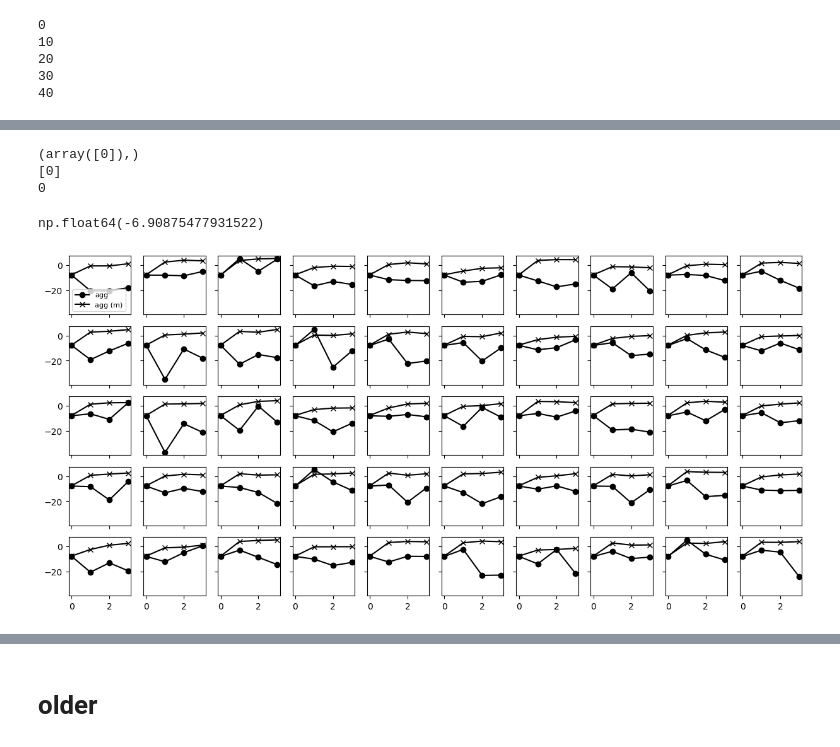
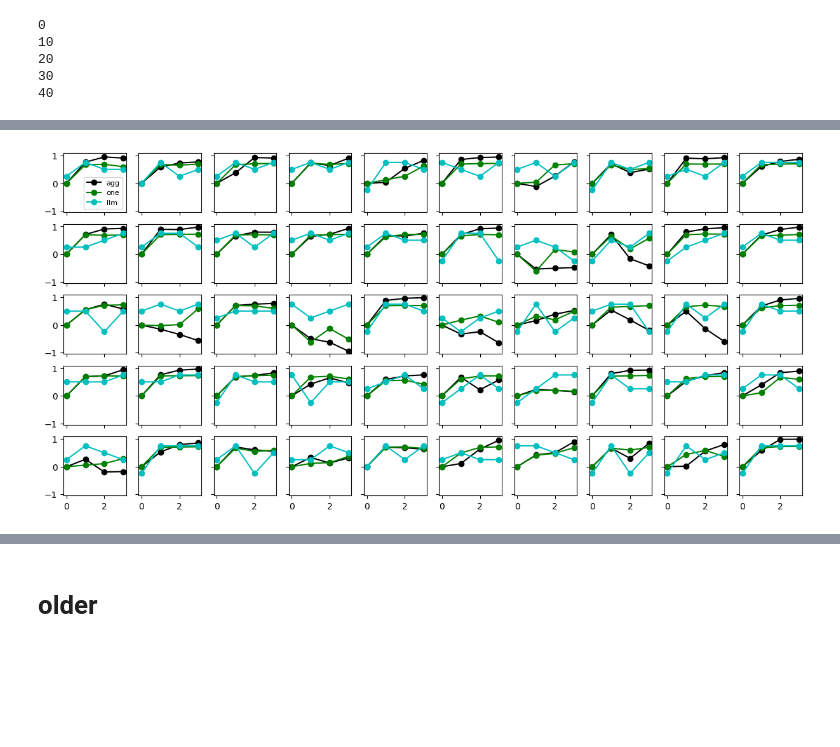
Before and after one commit to stmorse/scope2, a Jupyter notebook: notebooks/rewards.ipynb, the cells around one changed output, grey strips where cells are left out. Cells and saved outputs as stored; diff of their text form; code cells hidden in the pictures; blank space fills up the shorter version.

```diff
--- a/notebooks/rewards.ipynb
+++ b/notebooks/rewards.ipynb
@@ -372,0 +372,13 @@ np.float64(1.0986122886681098)
+# %%
+xs = np.linspace(-40, 40, 100)
+
+taus = [1000, 100, 10, 1]
+colors = plt.cm.Blues(np.linspace(0,1, len(taus)))
+
+for i in range(len(taus)):
+    plt.plot(xs, np.tanh(xs / taus[i]), color=colors[i], linestyle='-', label=taus[i])
+
+plt.xlabel("L")
+plt.ylabel("$\\tanh(L/\\tau)$")
+plt.legend()
+plt.show()
@@ -384,14 +409,0 @@ def get_ell(scores, use_lse=False):
-# %%
-vs = np.linspace(-1,1,100)
-vs_ = (vs + 1) / 2
-
-fig, ax = plt.subplots(1,1, figsize=(8,5))
-
-colors = plt.cm.Blues(np.linspace(0,1,4))
-
-for i,eps in enumerate([0.1, 0.01, 0.001, 0.0001]):
-    ls = logit(vs_, eps=eps)
-    ax.plot(vs, ls, color=colors[i], linestyle='-', label=eps)
-
-ax.legend()
-plt.show()
@@ -400,35 +410,19 @@ plt.show()
-# %%
-lab = np.array([0])
-ix = np.where(lab == 0)
-print(ix)
-print(ix[0])
-print(ix[0][0])
-# %% [output]
-(array([0]),)
-[0]
-0
-# %%
-logit(rscale(1))
-# %% [output]
-np.float64(-6.90875477931522)
 # %%
 fig, axs = plt.subplots(5,10, figsize=(15,7), sharex=True, sharey=True)
 
+cez = convert_entail(l0 + ez, use_lse=False, tau=10)
+cfz = convert_entail(l0 + fz, use_lse=False, tau=10)
+crz = convert_interview(rz)
+
 for i, ax in enumerate(axs.ravel()):
-    ax.plot(range(4), l0 + get_ell(e_scores[i], use_lse=True), 'ko-', label="agg")
-    ax.plot(range(4), l0 + get_ell(h_scores[i], use_lse=True), 'kx-', label="agg (m)")
-
-    # ax.plot(range(4), l0 + get_ell(f_scores[i]), 'go-', label="full")
-    # ax.plot(range(4), l0 + get_ell(h_scores[i]), 'gx-', label="full (m)")
-
-    # ax.plot(range(4), logit(r_scores[i][:]), 'co-', label="llm")
-    # ax.plot(range(4), logit(q_scores[i][:]), 'cx-', label="llm (m)")
+    ax.plot(range(4), cez[i,:], 'ko-', label="agg")
+    ax.plot(range(4), cfz[i,:], 'go-', label="one")
+    ax.plot(range(4), crz[i,:], 'co-', label="llm")
 
 axs[0,0].legend(fontsize=8)
-
 plt.show()
 # %% [output]
-[figure, old version]
+[figure, new version]
 # %%
 fig, axs = plt.subplots(5,10, figsize=(15,7), sharex=True, sharey=True)
 
```
Also changed, not shown: parts of 16 cells of this notebook, 2 other files.
